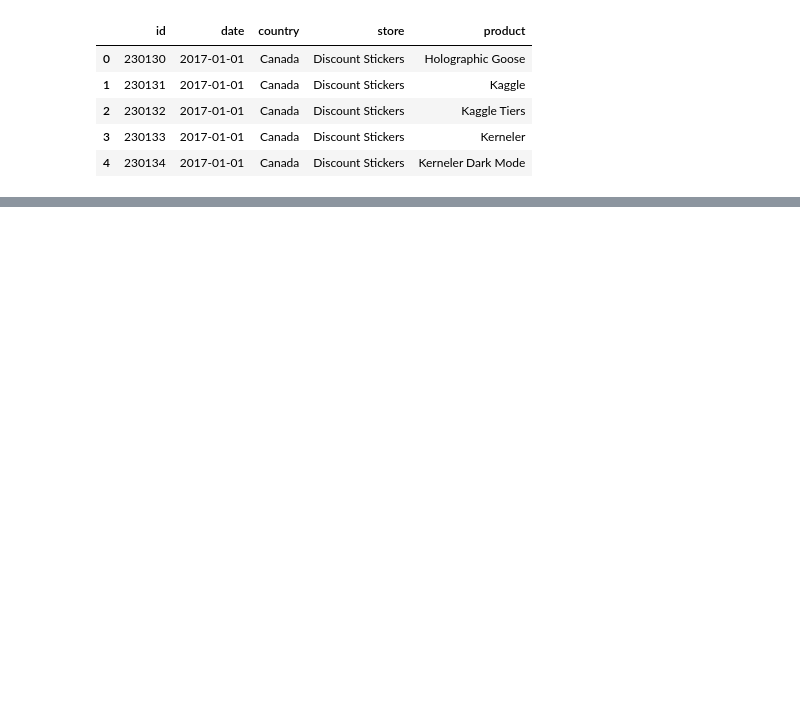
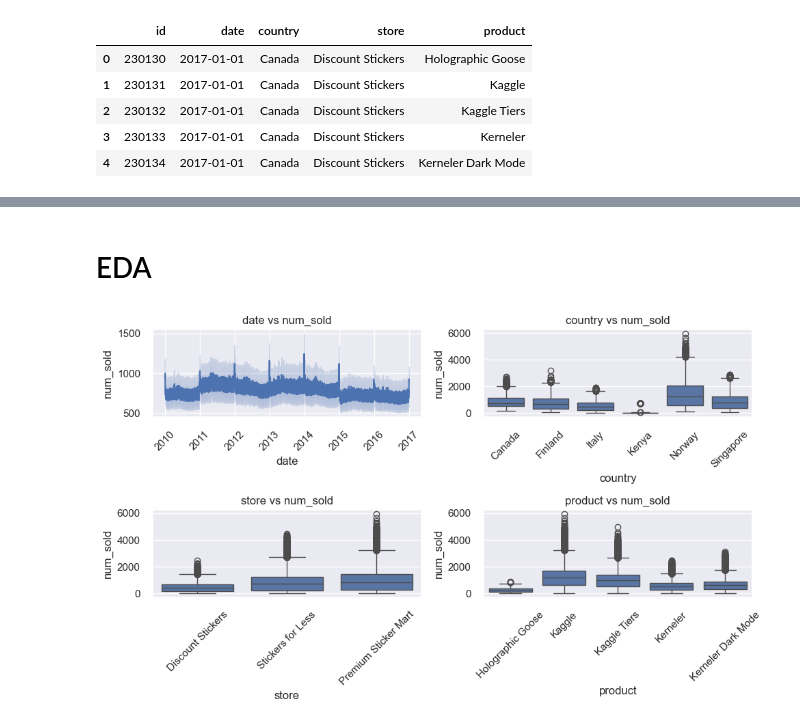
Before and after one commit to ryo0905-eng/kaggle-playground-series-s5e1, a Jupyter notebook: main.ipynb, the cells around one changed output, grey strips where cells are left out. Saved outputs shown, nothing was run; the diff lists cells and outputs as text; code cells hidden in the pictures; blank space fills up the shorter version.

```diff
--- a/main.ipynb
+++ b/main.ipynb
@@ -27,0 +58,18 @@ test.head()
+# %%
+def preprocess_train(df):
+    # to datetime
+    df['date'] = pd.to_datetime(df['date'])
+    # imputate missing values by mean
+    df['num_sold'] = df['num_sold'].fillna(df['num_sold'].mean())
+    return df
+
+
+def preprocess_test(df):
+    # to datetime
+    df['date'] = pd.to_datetime(df['date'])
+    return df
+
+processed_train = preprocess_train(train.copy())
+processed_test = preprocess_test(test.copy())
+
+processed_train.head()
@@ -27,0 +83,31 @@ test.head()
+# %% [markdown]
+# EDA
+# %%
+# set theme
+sns.set_theme()
+
+# Create subplot
+fig, ax = plt.subplots(2, 2, figsize=(10, 6), tight_layout=True)
+
+# flatten ax
+ax = ax.ravel()
+
+def create_graph(df, x_col, ax, kind):
+    # plot lineplot
+    if kind == 'line':
+      sns.lineplot(x=x_col, y='num_sold', data=df, ax=ax)
+    # plot boxplot
+    elif kind == 'box':
+      sns.boxplot(x=x_col, y='num_sold', data=df, ax=ax)
+    # set title
+    ax.set_title(f'{x_col} vs num_sold')
+    # rotate x-axis labels
+    ax.tick_params(axis='x', rotation=45)
+
+
+create_graph(processed_train, 'date', ax[0], 'line')
+create_graph(processed_train, 'country', ax[1], 'box')
+create_graph(processed_train, 'store', ax[2], 'box')
+create_graph(processed_train, 'product', ax[3], 'box')
+# %% [output]
+[figure, added]
```
Also changed, not shown: parts of 13 cells of this notebook, 1 other file.
